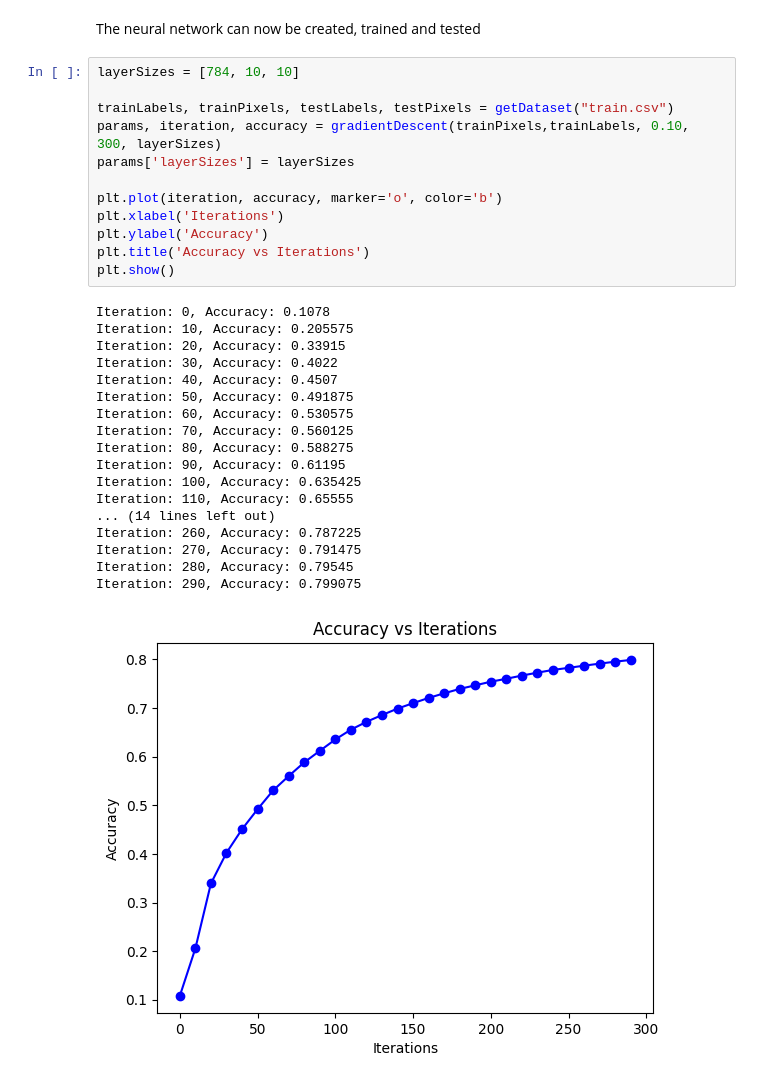
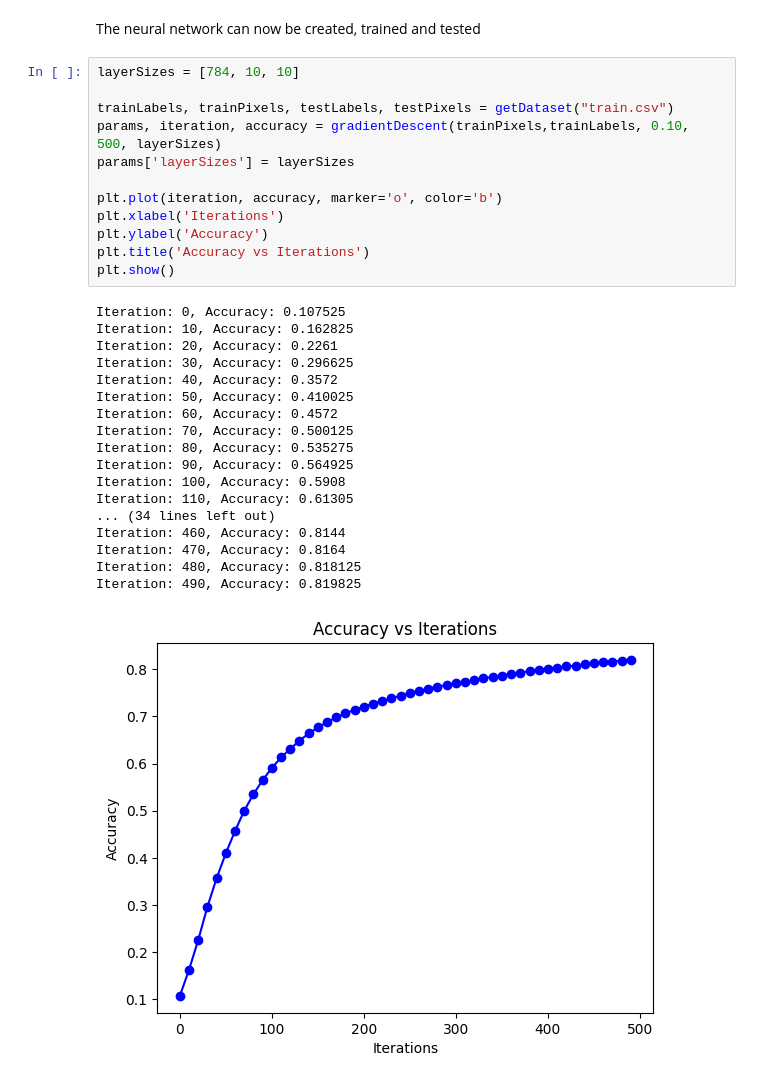
Before and after one commit to CesareFaccio/MNIST-Classification-From-Scratch, a Jupyter notebook: MNISTnotebook.ipynb, the cells around one changed output. Cells and saved outputs as stored; diff of their text form.

```diff
--- a/MNISTnotebook.ipynb
+++ b/MNISTnotebook.ipynb
@@ -181,34 +181,34 @@ The neural network can now be created, trained and tested
 # %%
 layerSizes = [784, 10, 10]
 
 trainLabels, trainPixels, testLabels, testPixels = getDataset("train.csv")
-params, iteration, accuracy = gradientDescent(trainPixels,trainLabels, 0.10, 300, layerSizes)
+params, iteration, accuracy = gradientDescent(trainPixels,trainLabels, 0.10, 500, layerSizes)
 params['layerSizes'] = layerSizes
 
 plt.plot(iteration, accuracy, marker='o', color='b')
 plt.xlabel('Iterations')
 plt.ylabel('Accuracy')
 plt.title('Accuracy vs Iterations')
 plt.show()
 # %% [output]
-Iteration: 0, Accuracy: 0.1078
-Iteration: 10, Accuracy: 0.205575
-Iteration: 20, Accuracy: 0.33915
-Iteration: 30, Accuracy: 0.4022
-Iteration: 40, Accuracy: 0.4507
-Iteration: 50, Accuracy: 0.491875
-Iteration: 60, Accuracy: 0.530575
-Iteration: 70, Accuracy: 0.560125
-Iteration: 80, Accuracy: 0.588275
-Iteration: 90, Accuracy: 0.61195
-Iteration: 100, Accuracy: 0.635425
-Iteration: 110, Accuracy: 0.65555
-... (14 lines left out)
-Iteration: 260, Accuracy: 0.787225
-Iteration: 270, Accuracy: 0.791475
-Iteration: 280, Accuracy: 0.79545
-Iteration: 290, Accuracy: 0.799075
+Iteration: 0, Accuracy: 0.107525
+Iteration: 10, Accuracy: 0.162825
+Iteration: 20, Accuracy: 0.2261
+Iteration: 30, Accuracy: 0.296625
+Iteration: 40, Accuracy: 0.3572
+Iteration: 50, Accuracy: 0.410025
+Iteration: 60, Accuracy: 0.4572
+Iteration: 70, Accuracy: 0.500125
+Iteration: 80, Accuracy: 0.535275
+Iteration: 90, Accuracy: 0.564925
+Iteration: 100, Accuracy: 0.5908
+Iteration: 110, Accuracy: 0.61305
+... (34 lines left out)
+Iteration: 460, Accuracy: 0.8144
+Iteration: 470, Accuracy: 0.8164
+Iteration: 480, Accuracy: 0.818125
+Iteration: 490, Accuracy: 0.819825
-[figure, old version]
+[figure, new version]
 # %%
 testPrediction(trainLabels, trainPixels, 100, params, params['layerSizes'])
 
```
Also changed, not shown: parts of 1 cell of this notebook.
